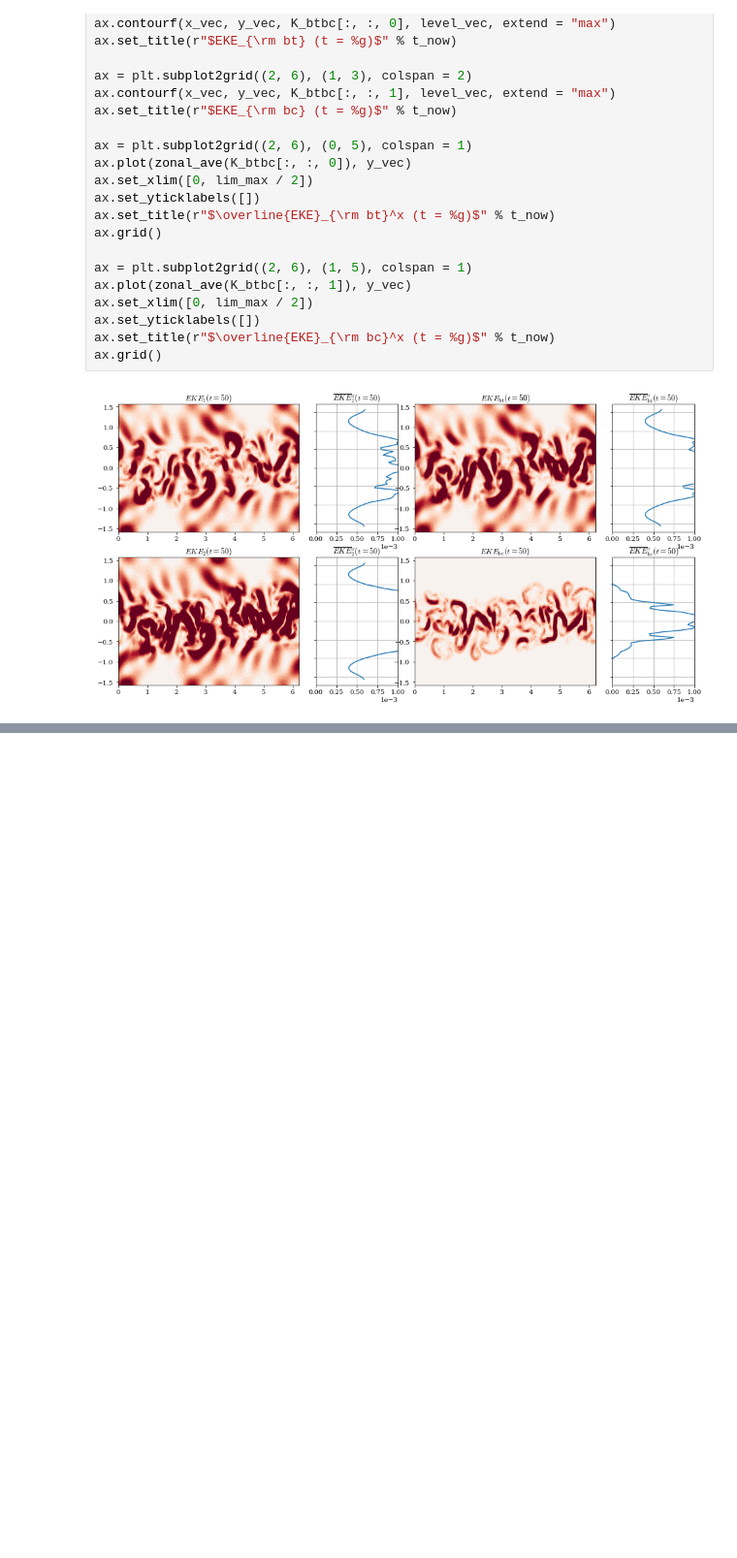
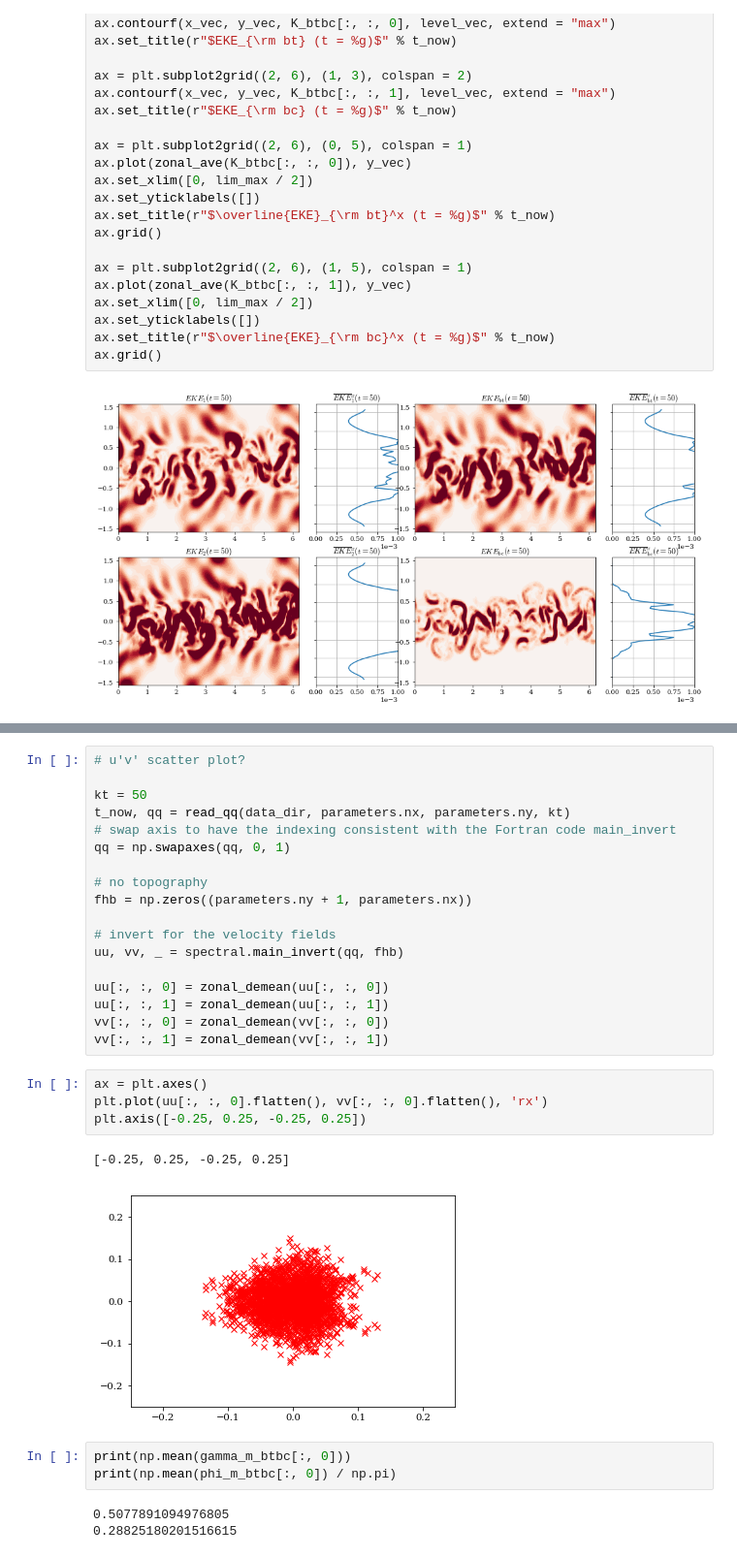
Before and after one commit to julianmak/pydra, a Jupyter notebook: wrapper/calc_GEOMETRIC.ipynb, the cells around one changed output, grey strips where cells are left out. Shown at 97% size. Cells and saved outputs as stored; diff of their text form; blank space fills up the shorter version.

```diff
--- a/wrapper/calc_GEOMETRIC.ipynb
+++ b/wrapper/calc_GEOMETRIC.ipynb
@@ -305,0 +269,31 @@ np.amax(test)
+# %%
+# u'v' scatter plot?
+
+kt = 50
+t_now, qq = read_qq(data_dir, parameters.nx, parameters.ny, kt)
+# swap axis to have the indexing consistent with the Fortran code main_invert
+qq = np.swapaxes(qq, 0, 1)
+
+# no topography
+fhb = np.zeros((parameters.ny + 1, parameters.nx))
+
+# invert for the velocity fields
+uu, vv, _ = spectral.main_invert(qq, fhb)
+
+uu[:, :, 0] = zonal_demean(uu[:, :, 0])
+uu[:, :, 1] = zonal_demean(uu[:, :, 1])
+vv[:, :, 0] = zonal_demean(vv[:, :, 0])
+vv[:, :, 1] = zonal_demean(vv[:, :, 1])
+# %%
+ax = plt.axes()
+plt.plot(uu[:, :, 0].flatten(), vv[:, :, 0].flatten(), 'rx')
+plt.axis([-0.25, 0.25, -0.25, 0.25])
+# %% [output]
+[-0.25, 0.25, -0.25, 0.25]
+[figure, added]
+# %%
+print(np.mean(gamma_m_btbc[:, 0]))
+print(np.mean(phi_m_btbc[:, 0]) / np.pi)
+# %% [output]
+0.5077891094976805
+0.28825180201516615
```
Also changed, not shown: parts of 12 cells of this notebook, 3 other files.
